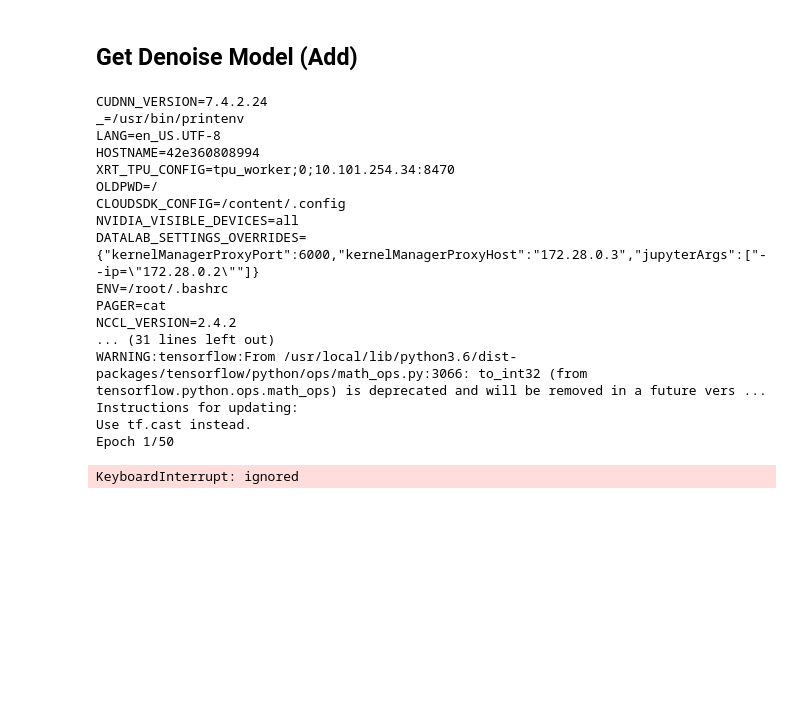
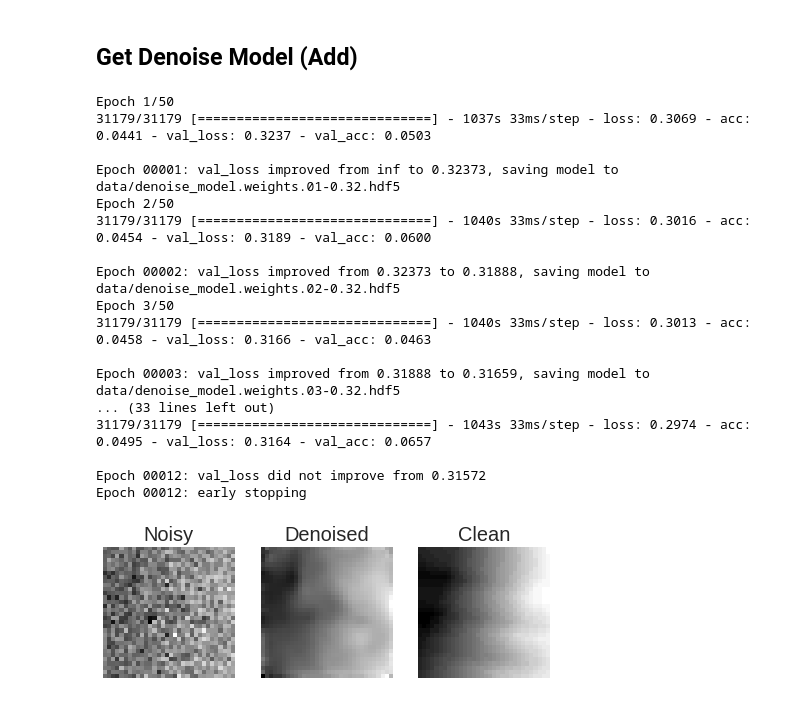
Before and after one commit to AlexMontgomerie/deepLearning, a Jupyter notebook: denoise.ipynb, the cells around one changed output. Saved outputs shown, nothing was run; the diff lists cells and outputs as text; code cells hidden in the pictures; blank space fills up the shorter version.

```diff
--- a/denoise.ipynb
+++ b/denoise.ipynb
@@ -85,13 +102,9 @@ EPOCHS = 50
 seqs_train, seqs_test = get_data()
 
 # get traning data
-if os.path.exists('data/denoise_data/denoise_generator.npy') and os.path.exists('data/denoise_data/denoise_generator_val.npy'):
-    denoise_generator     = np.load('data/denoise_data/denoise_generator.npy'    )
-    denoise_generator_val = np.load('data/denoise_data/denoise_generator_val.npy')
 
-else:
-    denoise_generator     = DenoiseHPatches(seqs_train, batch_size=500)
-    denoise_generator_val = DenoiseHPatches(seqs_test, batch_size=500)
+denoise_generator     = DenoiseHPatches(seqs_train, batch_size=50)
+denoise_generator_val = DenoiseHPatches(seqs_test, batch_size=50)
     #np.save('data/denoise_data/denoise_generator.npy'    , denoise_generator    )
     #np.save('data/denoise_data/denoise_generator_val.npy', denoise_generator_val)
 # %%
@@ -153,6 +166,10 @@ def get_denoise_model_add(shape):
   inputs = Input(shape)
   conv1 = Conv2D(16, 3, activation = 'relu', padding = 'same', kernel_initializer = 'he_normal')(inputs)
                  #kernel_regularizer=regularizers.l2(0.0001),activity_regularizer=regularizers.l1(0.00001),
+  conv1 = Conv2D(16, 3, activation = 'relu', padding = 'same', kernel_initializer = 'he_normal')(inputs)
+                 #kernel_regularizer=regularizers.l2(0.0001),activity_regularizer=regularizers.l1(0.00001),
+
+  merge3 = concatenate([conv1,up3], axis = -1)
 
   pool1 = MaxPooling2D(pool_size=(2, 2))(conv1)
   ## Bottleneck
@@ -192,25 +209,27 @@ opt  = opt = keras.optimizers.nadam()
 loss = 'mean_absolute_error'
 
 # train network
-denoise_model.compile(loss=loss, optimizer=opt, metrics=['accuracy'])
+def ssim_loss(clean,noisy):
+  return 1 - tf.image.ssim(clean, noisy, max_val=1.0)
+
+denoise_model.compile(loss=ssim_loss, optimizer=opt, metrics=['accuracy'])
 denoise_history = denoise_model.fit_generator(generator=denoise_generator, epochs=EPOCHS, callbacks=callbacks,
                                               verbose=1, validation_data=denoise_generator_val)
 # %% [output]
-CUDNN_VERSION=7.4.2.24
-_=/usr/bin/printenv
-LANG=en_US.UTF-8
-HOSTNAME=42e360808994
-XRT_TPU_CONFIG=tpu_worker;0;10.101.254.34:8470
-OLDPWD=/
-CLOUDSDK_CONFIG=/content/.config
-NVIDIA_VISIBLE_DEVICES=all
-DATALAB_SETTINGS_OVERRIDES={"kernelManagerProxyPort":6000,"kernelManagerProxyHost":"172.28.0.3","jupyterArgs":["--ip=\"172.28.0.2\""]}
-ENV=/root/.bashrc
-PAGER=cat
-NCCL_VERSION=2.4.2
-... (31 lines left out)
-WARNING:tensorflow:From /usr/local/lib/python3.6/dist-packages/tensorflow/python/ops/math_ops.py:3066: to_int32 (from tensorflow.python.ops.math_ops) is deprecated and will be removed in a future vers ...
-Instructions for updating:
-Use tf.cast instead.
 Epoch 1/50
+31179/31179 [==============================] - 1037s 33ms/step - loss: 0.3069 - acc: 0.0441 - val_loss: 0.3237 - val_acc: 0.0503
+
+Epoch 00001: val_loss improved from inf to 0.32373, saving model to data/denoise_model.weights.01-0.32.hdf5
+Epoch 2/50
+31179/31179 [==============================] - 1040s 33ms/step - loss: 0.3016 - acc: 0.0454 - val_loss: 0.3189 - val_acc: 0.0600
+
+Epoch 00002: val_loss improved from 0.32373 to 0.31888, saving model to data/denoise_model.weights.02-0.32.hdf5
+Epoch 3/50
+31179/31179 [==============================] - 1040s 33ms/step - loss: 0.3013 - acc: 0.0458 - val_loss: 0.3166 - val_acc: 0.0463
+
+Epoch 00003: val_loss improved from 0.31888 to 0.31659, saving model to data/denoise_model.weights.03-0.32.hdf5
+... (33 lines left out)
+31179/31179 [==============================] - 1043s 33ms/step - loss: 0.2974 - acc: 0.0495 - val_loss: 0.3164 - val_acc: 0.0657
+
+Epoch 00012: val_loss did not improve from 0.31572
+Epoch 00012: early stopping
-KeyboardInterrupt: ignored
@@ -216,0 +240,4 @@ KeyboardInterrupt: ignored
+# %%
+plot_denoise(denoise_model)
+# %% [output]
+[figure, added]
```
Also changed, not shown: parts of 10 cells of this notebook.
